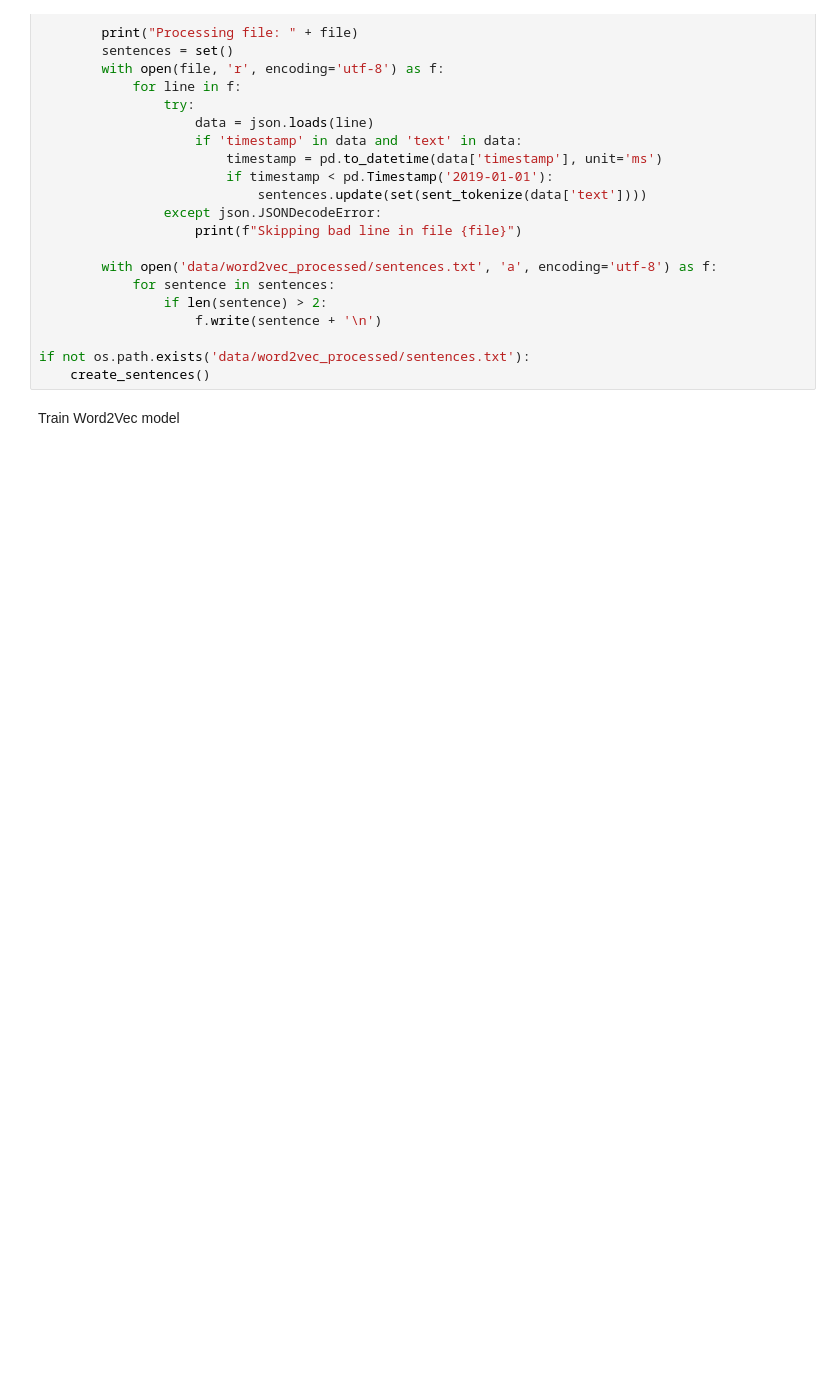
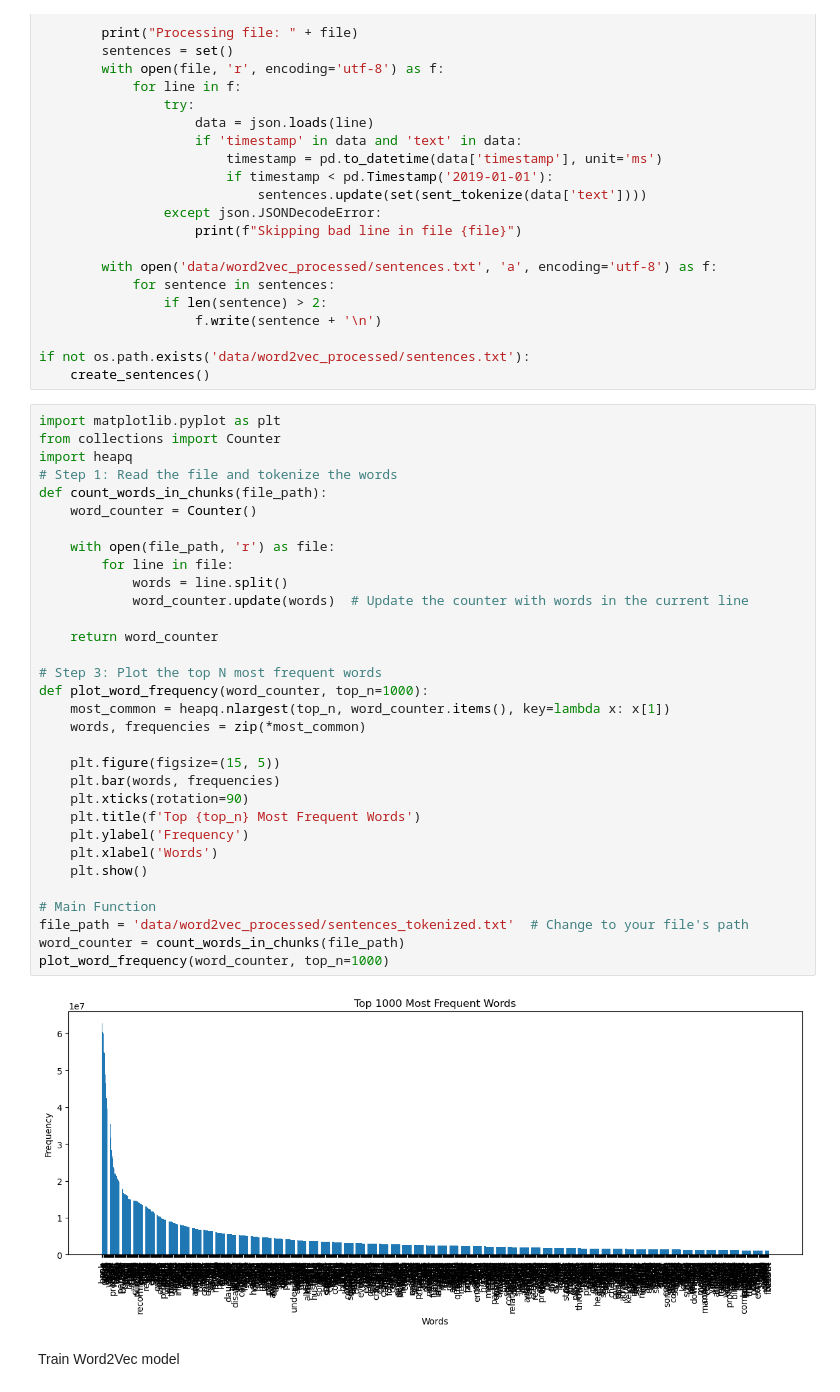
Before and after one commit to Gianma23/amazon_fake_reviews_detection, a Jupyter notebook: preprocess.ipynb, the cells around one changed output. Cells and saved outputs as stored; diff of their text form; blank space fills up the shorter version.

```diff
--- a/preprocess.ipynb
+++ b/preprocess.ipynb
@@ -67,6 +74,40 @@ def create_sentences():
 
 if not os.path.exists('data/word2vec_processed/sentences.txt'):
     create_sentences()
+# %%
+import matplotlib.pyplot as plt
+from collections import Counter
+import heapq
+# Step 1: Read the file and tokenize the words
+def count_words_in_chunks(file_path):
+    word_counter = Counter()
+
+    with open(file_path, 'r') as file:
+        for line in file:
+            words = line.split()
+            word_counter.update(words)  # Update the counter with words in the current line
+
+    return word_counter
+
+# Step 3: Plot the top N most frequent words
+def plot_word_frequency(word_counter, top_n=1000):
+    most_common = heapq.nlargest(top_n, word_counter.items(), key=lambda x: x[1])
+    words, frequencies = zip(*most_common)
+
+    plt.figure(figsize=(15, 5))
+    plt.bar(words, frequencies)
+    plt.xticks(rotation=90)
+    plt.title(f'Top {top_n} Most Frequent Words')
+    plt.ylabel('Frequency')
+    plt.xlabel('Words')
+    plt.show()
+
+# Main Function
+file_path = 'data/word2vec_processed/sentences_tokenized.txt'  # Change to your file's path
+word_counter = count_words_in_chunks(file_path)
+plot_word_frequency(word_counter, top_n=1000)
+# %% [output]
+[figure, added]
 # %% [markdown]
 Train Word2Vec model
 # %%
```
Also changed, not shown: parts of 2 cells of this notebook, 6 other files.
